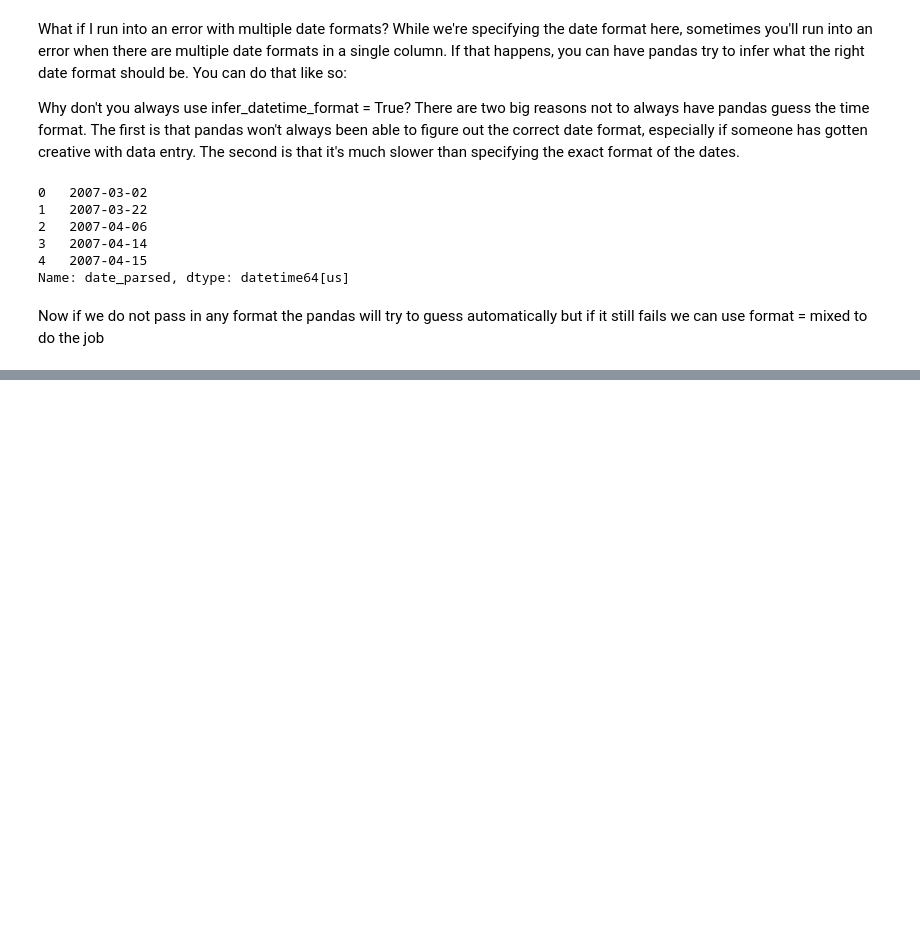
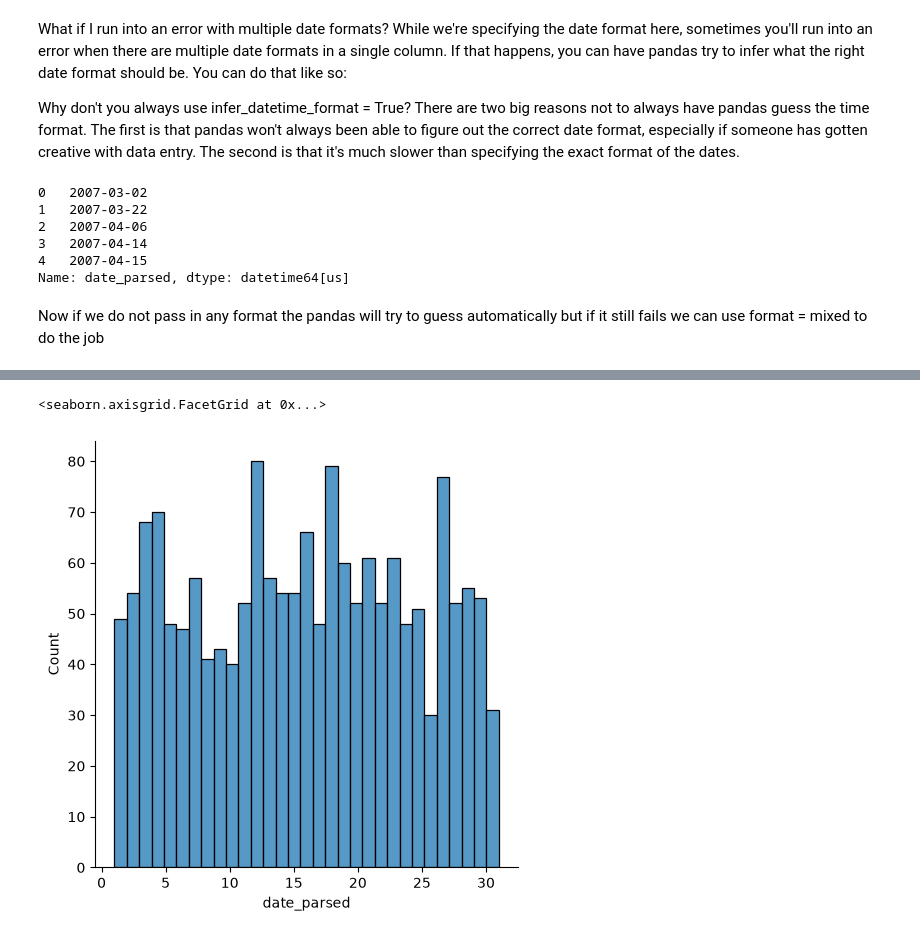
Before and after one commit to Muhammad-Awais-Tariq/Data-Preprocessing, a Jupyter notebook: Data cleaning/Notebooks/datacleaning.ipynb, the cells around one changed output, grey strips where cells are left out. Cells and saved outputs as stored; diff of their text form; code cells hidden in the pictures; blank space fills up the shorter version.

Commit message:
added the plot

```diff
--- a/Data cleaning/Notebooks/datacleaning.ipynb
+++ b/Data cleaning/Notebooks/datacleaning.ipynb
@@ -260,0 +263,3 @@ Now if we do not pass in any format the pandas will try to guess automatically b
+# %%
+day_of_month = catelog_df['date_parsed'].dt.day
+day_of_month
@@ -260,0 +279,6 @@ Now if we do not pass in any format the pandas will try to guess automatically b
+# %%
+day_of_month_landslides = day_of_month.dropna()
+sns.displot(day_of_month ,kde=False , bins=31)
+# %% [output]
+<seaborn.axisgrid.FacetGrid at 0x...>
+[figure, added]
```
Also changed, not shown: parts of 2 cells of this notebook.
